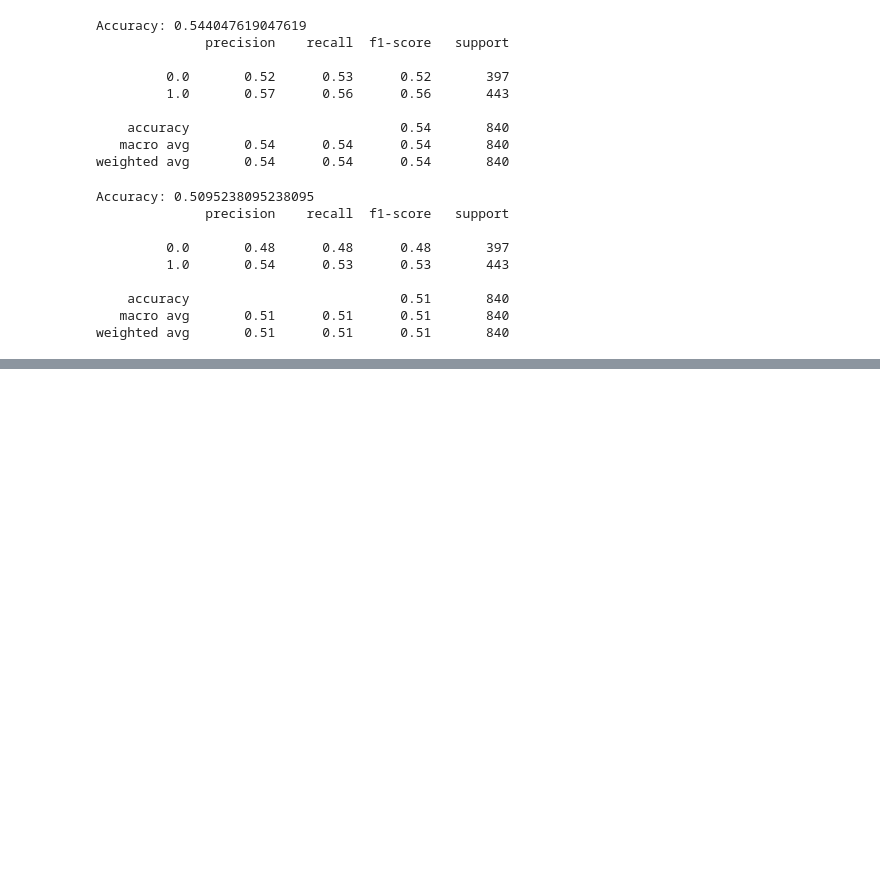
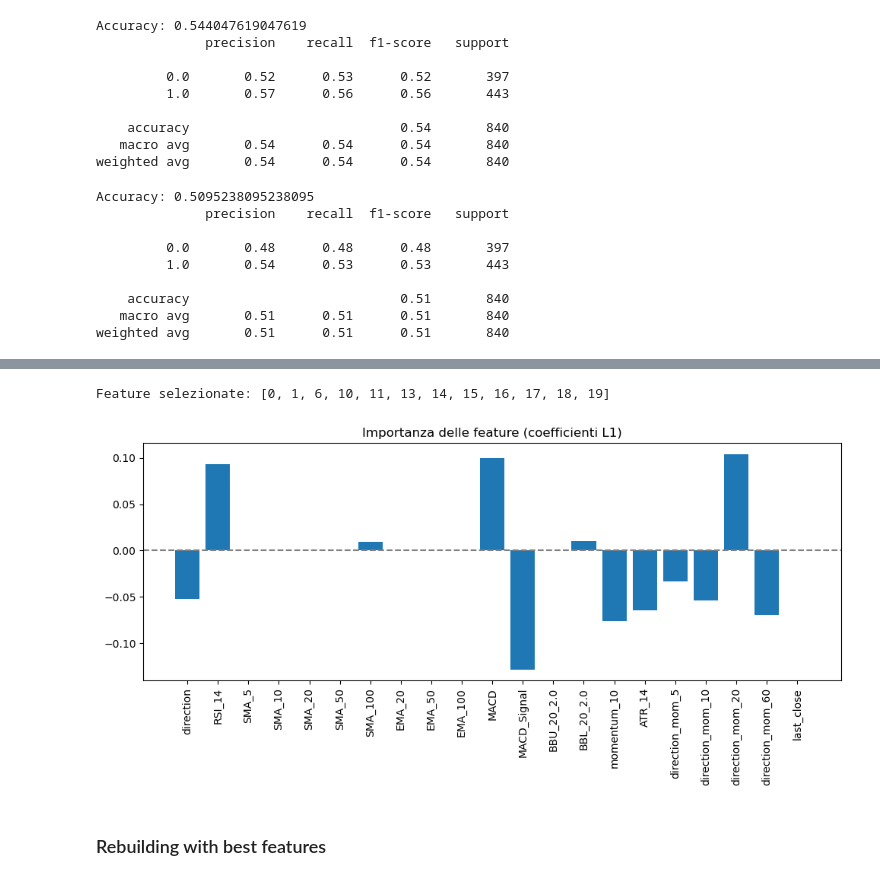
Before and after one commit to Orbmad/Subtle_Stock_Market_Prediction, a Jupyter notebook: apple_directionClassification.ipynb, the cells around one changed output, grey strips where cells are left out. Saved outputs shown, nothing was run; the diff lists cells and outputs as text; code cells hidden in the pictures; blank space fills up the shorter version.

```diff
--- a/apple_directionClassification.ipynb
+++ b/apple_directionClassification.ipynb
@@ -163,0 +318,20 @@ weighted avg       0.51      0.51      0.51       840
+# %%
+# Preparing dataframe for the model
+lasso_target = data[['next_direction']]
+lasso_input = data[['direction',
+       'RSI_14', 'SMA_5', 'SMA_10', 'SMA_20', 'SMA_50', 'SMA_100', 'EMA_20',
+       'EMA_50', 'EMA_100', 'MACD', 'MACD_Signal', 'BBU_20_2.0', 'BBL_20_2.0',
+       'momentum_10', 'ATR_14', 'direction_mom_5', 'direction_mom_10',
+       'direction_mom_20', 'direction_mom_60', 'last_close']]
+# %%
+X_train, X_val, y_train, y_val = uc.split_before_year(lasso_input, lasso_target, 2023)
+# %%
+lasso = Pipeline([
+    ('scaler', StandardScaler()),
+    ('lasso', LogisticRegression(penalty='l1',
+                                solver='saga',
+                                C=1,
+                                max_iter=1000))
+])
+
+lasso.fit(X_train, y_train)
@@ -163,0 +374,26 @@ weighted avg       0.51      0.51      0.51       840
+# %%
+feature_analyzer = lasso.named_steps['lasso']
+coefs = feature_analyzer.coef_[0]
+selected = [i for i, w in enumerate(coefs) if w != 0]
+
+print("Feature selezionate:", selected)
+# %% [output]
+Feature selezionate: [0, 1, 6, 10, 11, 13, 14, 15, 16, 17, 18, 19]
+# %%
+import matplotlib.pyplot as plt
+import numpy as np
+
+feature_names = X_train.columns if hasattr(X_train, 'columns') else [f"f{i}" for i in range(X_train.shape[1])]
+coefs = feature_analyzer.coef_[0]
+
+plt.figure(figsize=(10, 5))
+plt.bar(feature_names, coefs)
+plt.axhline(0, color='gray', linestyle='--')
+plt.xticks(rotation=90)
+plt.title("Importanza delle feature (coefficienti L1)")
+plt.tight_layout()
+plt.show()
+# %% [output]
+[figure, added]
+# %% [markdown]
+### Rebuilding with best features
```
Also changed, not shown: parts of 47 cells of this notebook, 1 other file.
